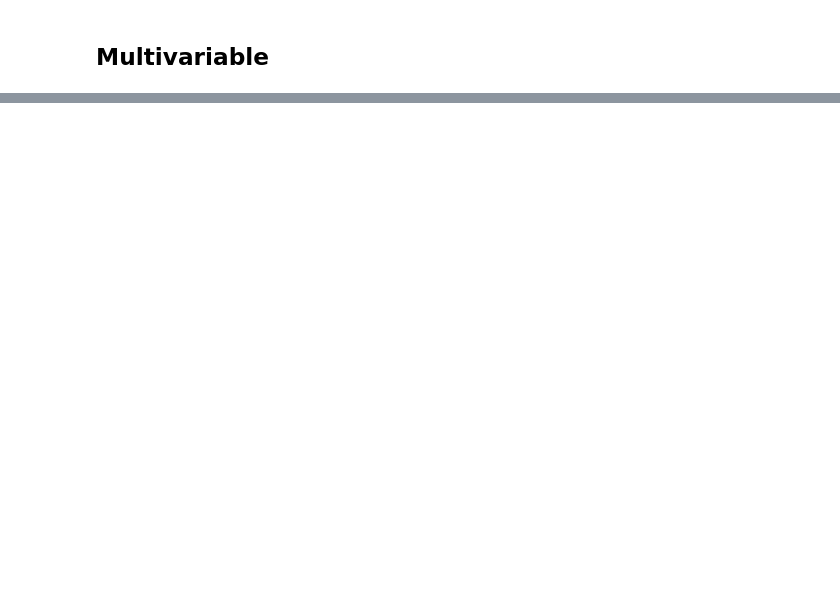
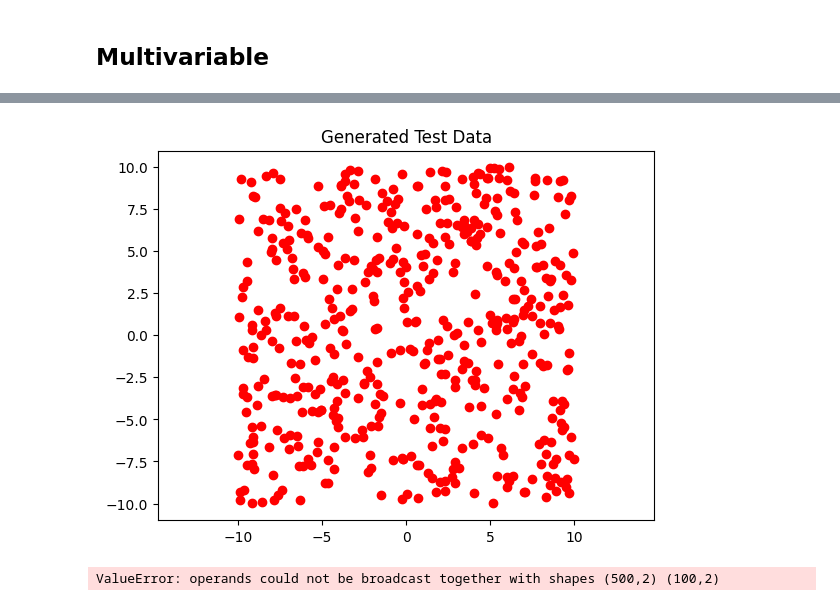
Before and after one commit to kh-ryu/cvx_project, a Jupyter notebook: denosing_score_matching.ipynb, the cells around one changed output, grey strips where cells are left out. Cells and saved outputs as stored; diff of their text form; code cells hidden in the pictures; blank space fills up the shorter version.

```diff
--- a/denosing_score_matching.ipynb
+++ b/denosing_score_matching.ipynb
@@ -67,15 +154,16 @@ optimal_Z = Z.value
 # Achieve NN
 # They fucked up the notation in Eq 34...,
 # We should look Eq 48 of arxiv.org/pdf/2309.16512
-# I'm interpreting Z_j as the j-th row of Z, and x_i as x, which is function input
-def NN(x: np.ndarray) -> np.ndarray:
-    output = np.zeros(D)
+# I'm interpreting Z_j as the j-th row of Z, and x_i x_j as a row in x
+def NN(x: np.ndarray, optimal_Z: np.ndarray) -> np.ndarray:
+    output = np.zeros_like(x)
     idx_combinations = list(itertools.combinations(np.arange(N), D-1))
     for j in range(C):
         Z_j = optimal_Z[j]
-        x_j = X[idx_combinations[j]]
+        x_i = x[j]
+        x_j = x[idx_combinations[j]]
 
-        numerator = np.linalg.det(np.outer(x, x_j))
+        numerator = np.cross(x_i, x_j)
         numerator = np.maximum(numerator, 0)
 
         denominator = np.linalg.norm(x_j, ord=1)
@@ -83,3 +171,33 @@ def NN(x: np.ndarray) -> np.ndarray:
         output += Z_j * (numerator / denominator)
 
     return output
+# %%
+# Sample
+x_T = np.random.uniform(-10, 10, (100, 2))
+
+plt.scatter(x_T[:, 0], x_T[:, 1], color='red', label='Original')
+plt.axis('equal')
+plt.title('Generated Test Data')
+plt.show()
+
+steps_per_noise = [5, 5, 5, 5, 15]
+
+x = x_T.copy()
+eta = 1
+
+for i in range(5):
+    optimal_Z = Z_list[i]
+    epsilon = noise_level[i]
+
+    for j in range(steps_per_noise[i]):
+        NN_output = NN(x, optimal_Z)
+        z_t = np.random.multivariate_normal(mean=np.zeros(2), cov=epsilon*np.eye(D), size=x.shape[0])
+        x = x + eta*NN_output + np.sqrt(2*eta)*z_t
+
+    plt.scatter(x[:, 0], x[:, 1], color='blue', label='Diffusion')
+    plt.axis('equal')
+    plt.title(f'NN with noise level {epsilon}')
+    plt.show()
+# %% [output]
+[figure, added]
+ValueError: operands could not be broadcast together with shapes (500,2) (100,2)
```
Also changed, not shown: parts of 5 cells of this notebook.
